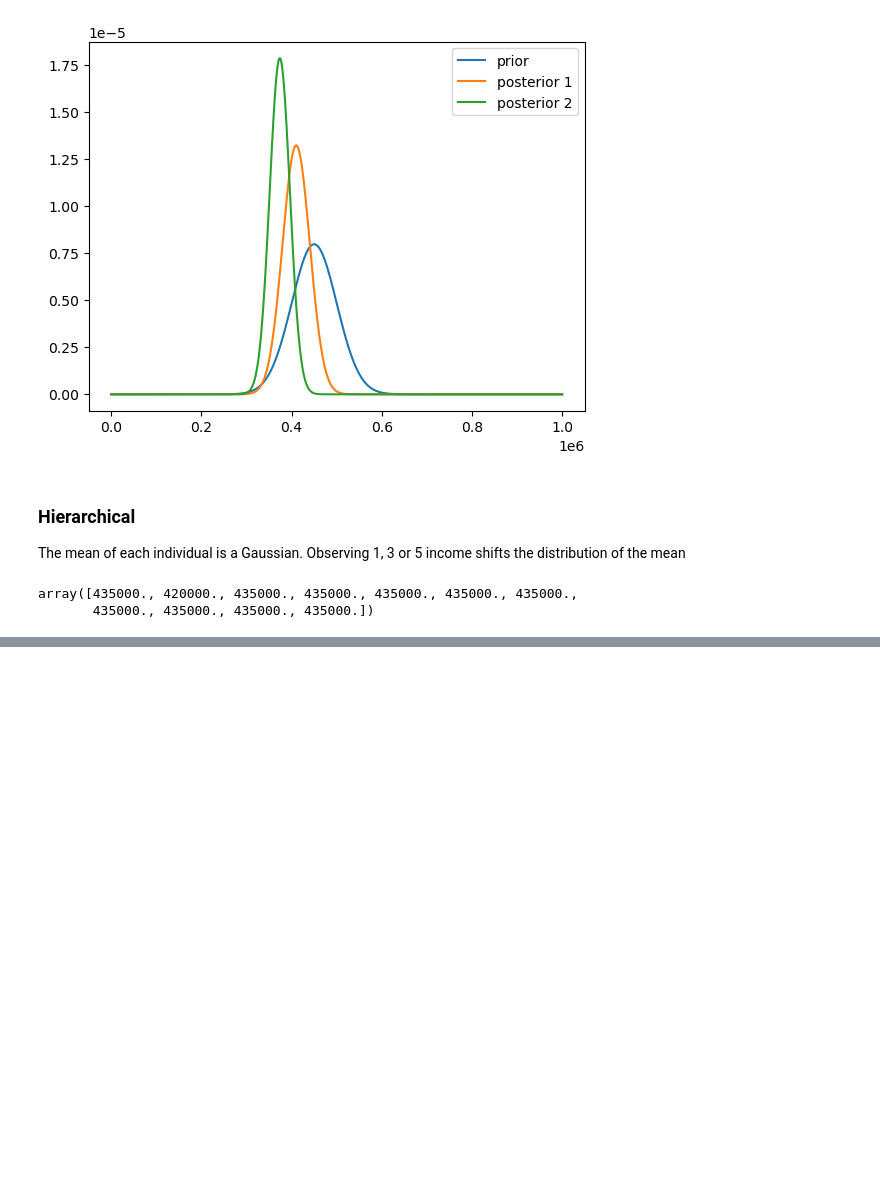
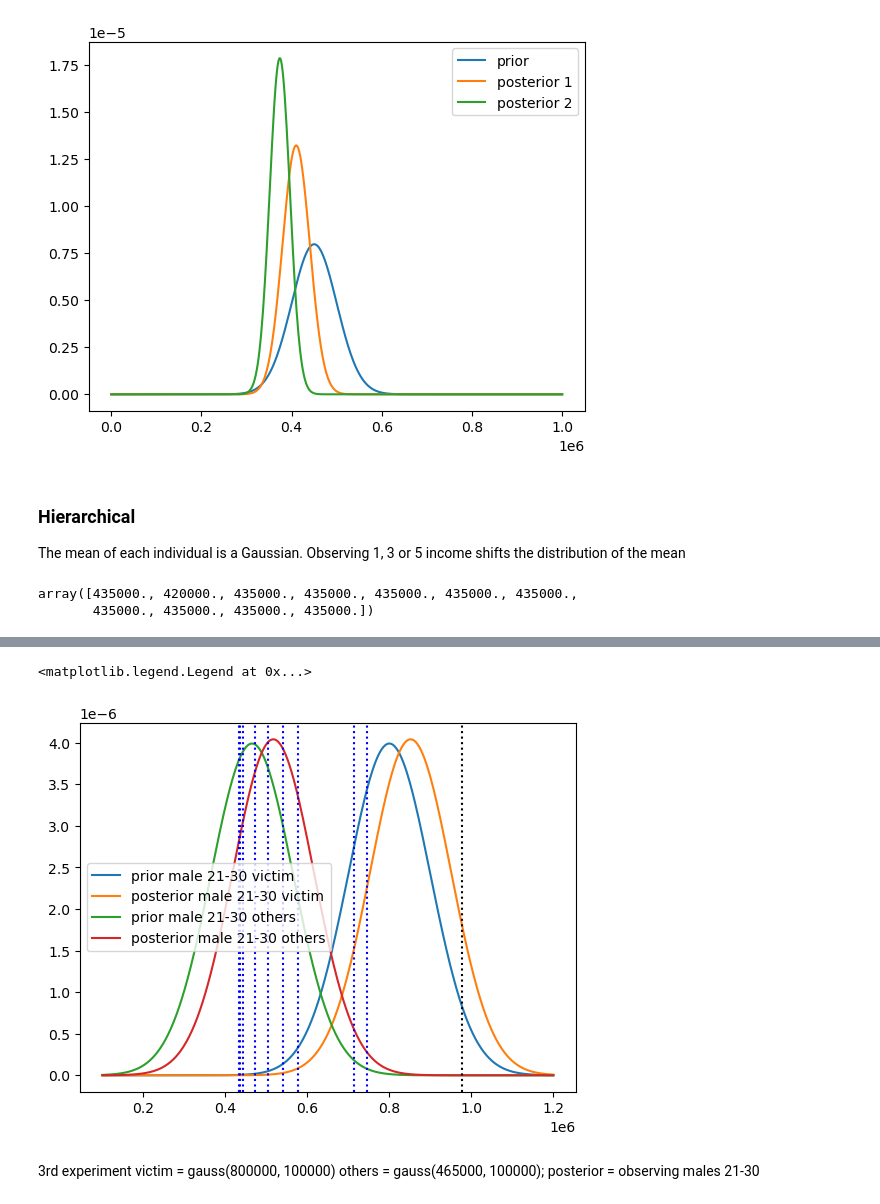
Before and after one commit to RasmusCarl/Privug-SOGA, a Jupyter notebook: PrivugExperiments.ipynb, the cells around one changed output, grey strips where cells are left out. Saved outputs shown, nothing was run; the diff lists cells and outputs as text; code cells hidden in the pictures; blank space fills up the shorter version.

```diff
--- a/PrivugExperiments.ipynb
+++ b/PrivugExperiments.ipynb
@@ -429,0 +514,48 @@ plt.legend()
+# %%
+compiledFile=SOGA.compile2SOGA('programs/SOGA/Privug/rasmus/experiment2.soga')
+cfg = SOGA.produce_cfg(compiledFile)
+output_dist1 = SOGA.start_SOGA(cfg)
+# %%
+from scipy.stats import norm
+import matplotlib.pyplot as plt
+def scaled_posterior(x, dist, idx):
+    mean = dist.gm.mean()[idx]/10
+    std = np.sqrt(dist.gm.cov()[idx,idx])
+    return norm.pdf(x, loc=mean, scale=std)
+
+x = np.linspace(100000,1200000,500)
+
+prior_victim = norm.pdf(x, loc=800000, scale=100000)
+posterior_victim = output_dist1.gm.marg_pdf(x, 0)
+
+prior_others = norm.pdf(x, loc=465000, scale=100000)
+posterior_others = output_dist1.gm.marg_pdf(x, 1)
+
+plt.plot(x, prior_victim, label='prior male 21-30 victim')
+plt.plot(x, posterior_victim, label='posterior male 21-30 victim')
+
+plt.plot(x, prior_others, label='prior male 21-30 others')
+plt.plot(x, posterior_others, label='posterior male 21-30 others')
+
+
+plt.axvline( 976405., color="black",linestyle = 'dotted')
+plt.axvline( 433856., color="blue",linestyle = 'dotted')
+plt.axvline( 713989., color="blue",linestyle = 'dotted')
+plt.axvline( 471166., color="blue",linestyle = 'dotted')
+plt.axvline( 435411., color="blue",linestyle = 'dotted')
+plt.axvline( 745048., color="blue",linestyle = 'dotted')
+plt.axvline( 577540., color="blue",linestyle = 'dotted')
+plt.axvline( 540576., color="blue",linestyle = 'dotted')
+plt.axvline( 442278., color="blue",linestyle = 'dotted')
+plt.axvline( 504165., color="blue",linestyle = 'dotted')
+
+
+plt.legend()
+# %% [output]
+<matplotlib.legend.Legend at 0x...>
+[figure, added]
+# %% [markdown]
+3rd experiment
+victim =  gauss(800000, 100000)
+others = gauss(465000, 100000);
+posterior = observing males 21-30
```
Also changed, not shown: parts of 16 cells of this notebook, 9 other files.
